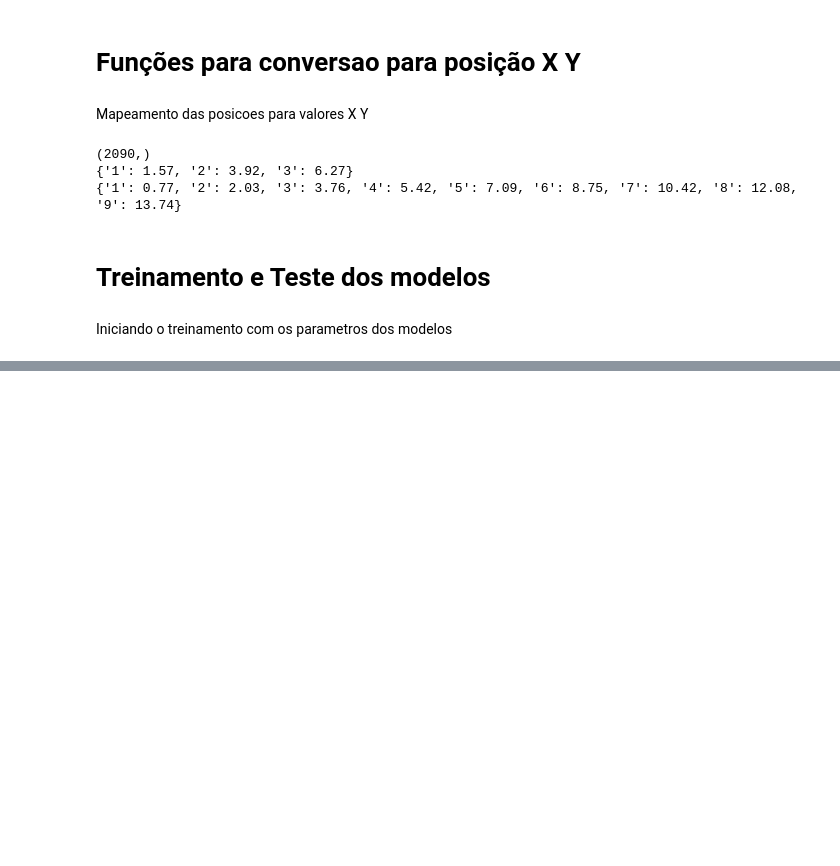
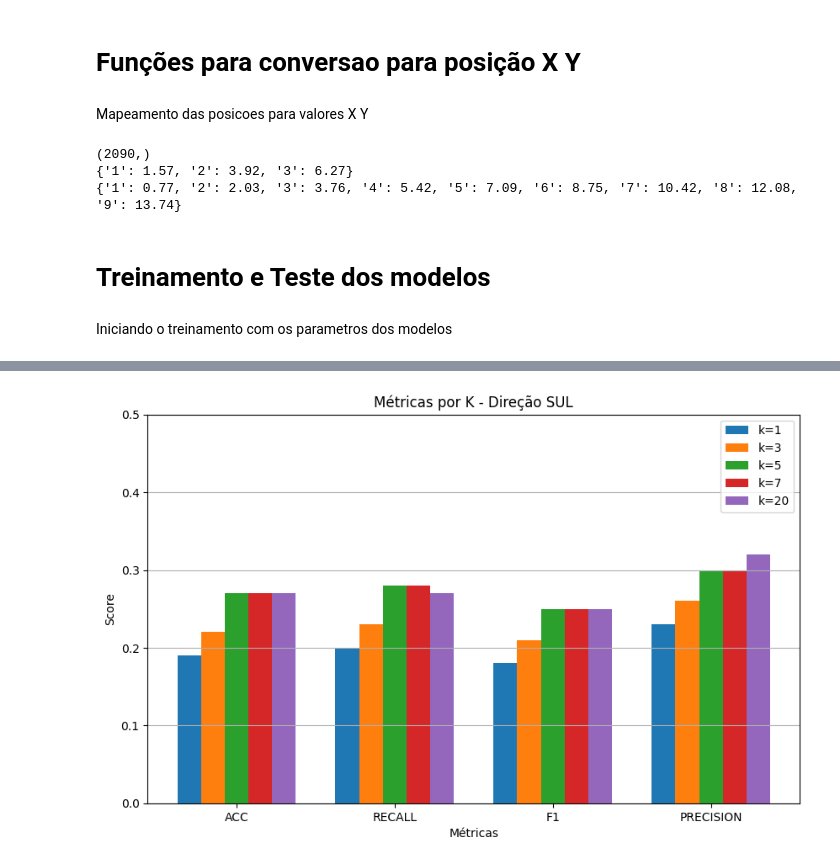
Before and after one commit to MVP-Willian/Pibic-Localiza-Interna, a Jupyter notebook: notebooks/pipelineDirecaoFixa.ipynb, the cells around one changed output, grey strips where cells are left out. Cells and saved outputs as stored; diff of their text form; code cells hidden in the pictures; blank space fills up the shorter version.

```diff
--- a/notebooks/pipelineDirecaoFixa.ipynb
+++ b/notebooks/pipelineDirecaoFixa.ipynb
@@ -176,7 +176,39 @@ cv = StratifiedKFold(n_splits = 5, shuffle = True, random_state=42)
 param_grid = {'n_neighbors':[1,3,5,7,9,11]}
 knn_clf = KNeighborsClassifier()
 # %%
+from sklearn.metrics import accuracy_score, f1_score, recall_score, precision_score, confusion_matrix, ConfusionMatrixDisplay, classification_report, roc_auc_score
+
+
+
+def metrics(pred, y, text= ''):
+    acc = round(accuracy_score(y, pred), 2)
+
+    recall = round(recall_score(y, pred, average='macro'), 2)
+    f1 = round(f1_score(y, pred, average='macro'), 2)
+    precision = round(precision_score(y, pred, average='macro'), 2)
+
+
+    text = text.upper()
+
+    print(f'{text} ACC: {acc}')
+    print(f'{text} RECALL: {recall}')
+    print(f'{text} F1-SCORE: {f1}')
+    print(f'{text} PRECISION: {precision}')
+
+    resultados = {""
+        "acc":acc,
+        "recall":recall,
+        "F1":f1,
+        "precision":precision
+        }
+    return resultados
+
+
+
 k_valores = [1, 3, 5, 7, 20]
+direcoes = ['leste', 'oeste', 'sul']
+resultados_modelos = {}
+resultados_direcao = {}
 
 conjunto_test_reais_preditos = {'leste':'', 'oeste':'', 'sul':''}
 
@@ -204,9 +236,13 @@ for k in k_valores:
         conjunto_test_reais_preditos[direcao] = [y_reais, y_pred]
 
 
+    resultados_direcao = {}
 
     for direcao, dados in conjunto_test_reais_preditos.items():
         print(f'~~~~~~~~ INICIANDO OS RESULTADOS PARA A DIREÇÃO = {direcao} e K = {k} ~~~~~~~~ ')
+
+        resultados = metrics(pred=dados[1], y=dados[0], text=f"{direcao}")
+        resultados_direcao[direcao] = resultados
 
         # conversao das posicoes RP em X e Y
         positions_pred, positions_test = converte_categoria_posicao(values_pred=dados[1], values_real=dados[0])
@@ -223,7 +259,53 @@ for k in k_valores:
 
         print(f'Y_test_{direcao}_real: {reais.shape}')
         print(f'Y_test_{direcao}_predito: {preditos.shape}')
-        print(classification_report(y_true=dados[0], y_pred=dados[1]))
+
+    print(resultados_direcao)
+    resultados_modelos[f"{k}"] = resultados_direcao
+    print(resultados_modelos)
+
+print(resultados_modelos)
+
+
+
+
+
+
+import numpy as np
+import matplotlib.pyplot as plt
+
+direcao = 'sul'
+metricas = ['acc', 'recall', 'F1', 'precision']
+ks = sorted([int(k) for k in resultados_modelos.keys()])  # [1, 3, 5, 7, 20]
+
+# matriz: linhas = métricas, colunas = ks
+valores = []
+for metrica in metricas:
+    valores_metrica = [resultados_modelos[str(k)][direcao][metrica] for k in ks]
+    valores.append(valores_metrica)
+print(valores)
+valores = np.array(valores)  # shape = (n_metricas, n_ks)
+
+# configuração do gráfico
+x = np.arange(len(metricas))  # posições das métricas no eixo X
+largura = 0.15  # largura das barras
+
+plt.figure(figsize=(10, 6))
+
+# desenhar barras para cada k
+for i, k in enumerate(ks):
+    plt.bar(x + i*largura, valores[:, i], width=largura, label=f'k={k}')
+
+# ajustes do gráfico
+plt.xlabel("Métricas")
+plt.ylabel("Score")
+plt.ylim(0,0.5)
+plt.title(f"Métricas por K - Direção {direcao.upper()}")
+plt.xticks(x + largura*(len(ks)-1)/2, [m.upper() for m in metricas])
+plt.legend()
+plt.grid(axis='y')
+
+plt.show()
 # %% [output]
 ======================= Treinando o modelo KNN com k=1 =======================
 SHAPE X_TRAIN_NORTE: (521, 9).
@@ -244,0 +327 @@ weighted avg       0.32      0.26      0.25       527
+[figure, added]
```
Also changed, not shown: parts of 2 cells of this notebook, 4 other files.
